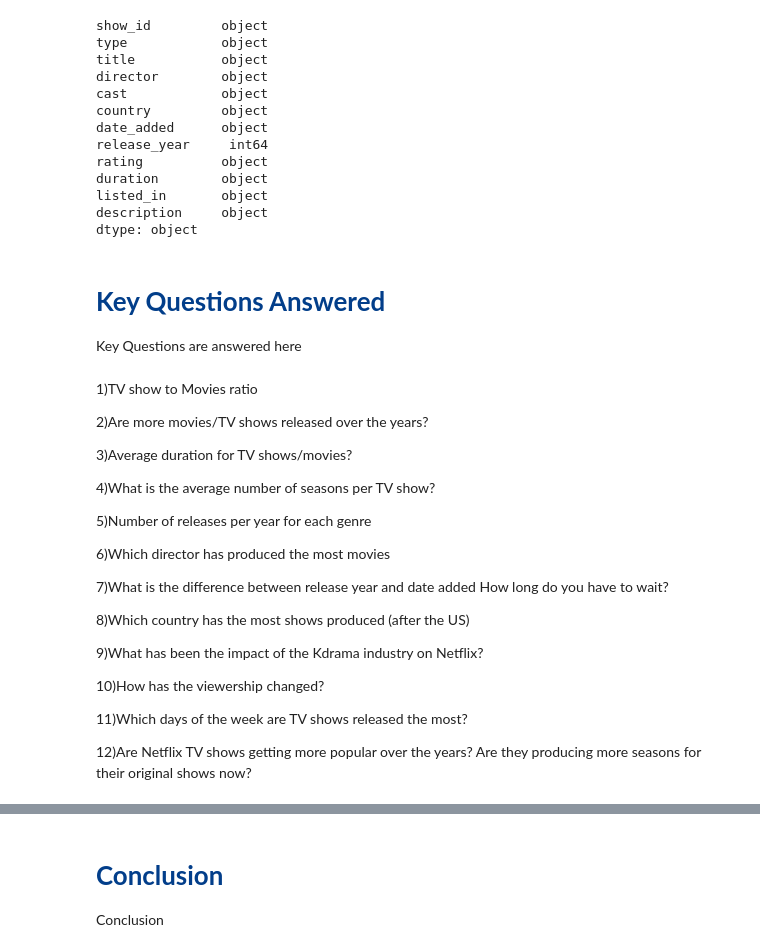
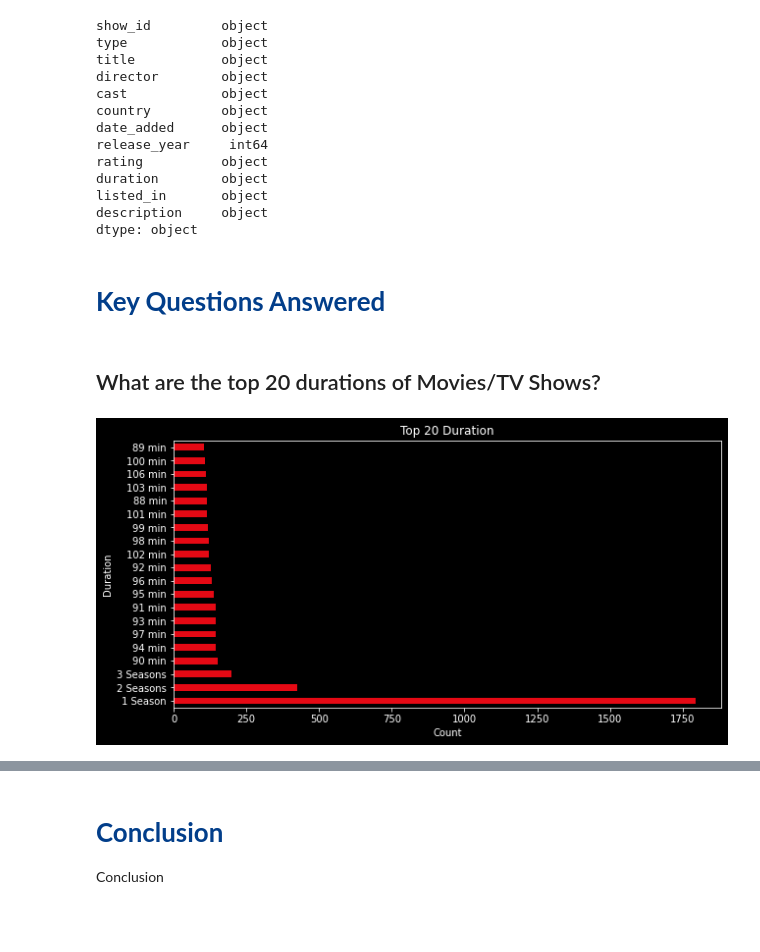
Before and after one commit to bhagirathbhard/Analysis-Netflix-Content-Library, a Jupyter notebook: A7_Netflix_Content_Analysis.ipynb, the cells around one changed output, grey strips where cells are left out. Cells and saved outputs as stored; diff of their text form; code cells hidden in the pictures; blank space fills up the shorter version.

```diff
--- a/A7_Netflix_Content_Analysis.ipynb
+++ b/A7_Netflix_Content_Analysis.ipynb
@@ -328,31 +334,18 @@ dtype: object
 #Move Duration of Louis CK to duration
 # %% [markdown]
 # **<span id="Questions" style="color:#023e8a;">Key Questions Answered</span>**
-
-Key Questions are answered here
-# %% [markdown]
-1)TV show to Movies ratio
-
-2)Are more movies/TV shows released over the years?
-
-3)Average duration for TV shows/movies?
-
-4)What is the average number of seasons per TV show?
-
-5)Number of releases per year for each genre
-
-6)Which director has produced the most movies
-
-7)What is the difference between release year and date added
-How long do you have to wait?
-
-8)Which country has the most shows produced (after the US)
-
-9)What has been the impact of the Kdrama industry on Netflix?
-
-10)How has the viewership changed?
-
-11)Which days of the week are TV shows released the most?
-
-12)Are Netflix TV shows getting more popular over the years?
-Are they producing more seasons for their original shows now?
+# %% [markdown]
+## What are the top 20 durations of Movies/TV Shows?
+# %%
+import matplotlib.style as style
+style.use('dark_background')
+
+#Plot top 20 duration column color code by rating
+netflix_ds['duration'].value_counts().head(20).plot(kind='barh', figsize=(10,5), color='#E50914')
+#Labeling
+plt.title('Top 20 Duration')
+plt.xlabel('Count')
+plt.ylabel('Duration')
+plt.show()
+# %% [output]
+[figure, added]
```
Also changed, not shown: parts of 33 cells of this notebook.
